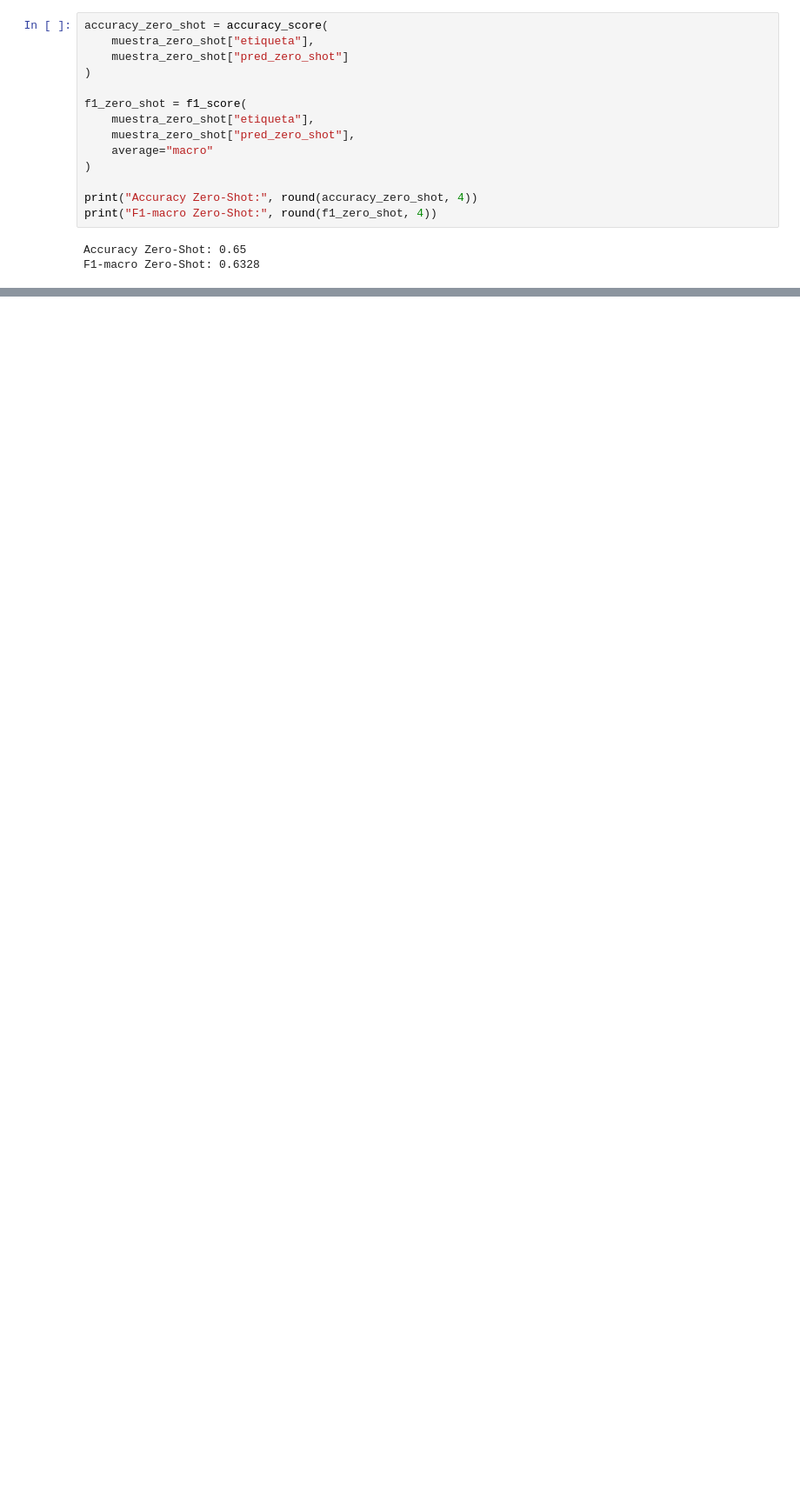
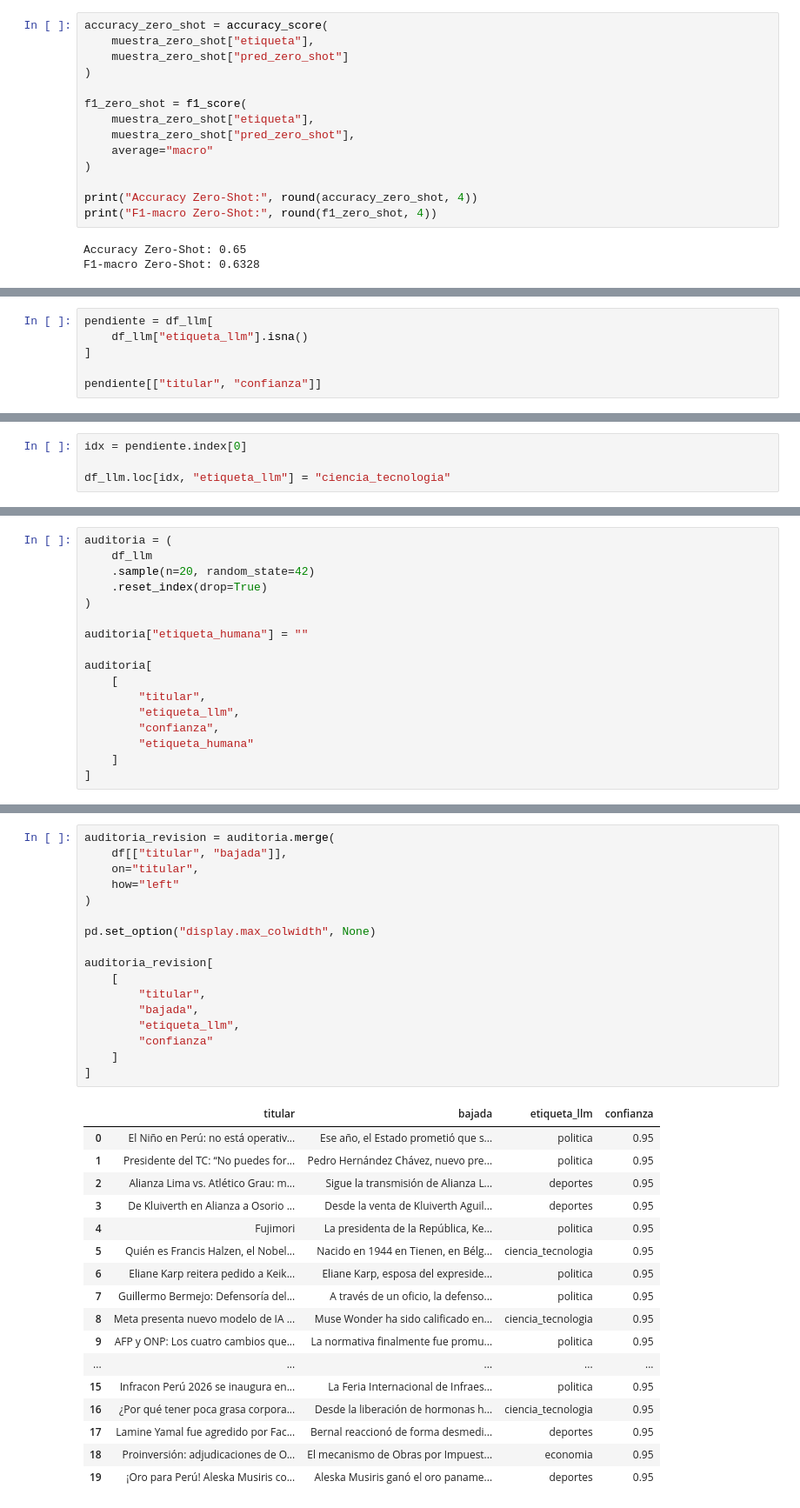
Before and after one commit to miriandelacon13-ux/Repository-name-Tarea1_Noticias_Peruanas, a Jupyter notebook: tarea_1/02_clasificacion.ipynb, the cells around one changed output, grey strips where cells are left out. Shown at 87% size. Cells and saved outputs as stored; diff of their text form; blank space fills up the shorter version.

```diff
--- a/tarea_1/02_clasificacion.ipynb
+++ b/tarea_1/02_clasificacion.ipynb
@@ -282,0 +608,6 @@ def limpiar_etiqueta(texto):
+# %%
+pendiente = df_llm[
+    df_llm["etiqueta_llm"].isna()
+]
+
+pendiente[["titular", "confianza"]]
@@ -282,0 +625,4 @@ def limpiar_etiqueta(texto):
+# %%
+idx = pendiente.index[0]
+
+df_llm.loc[idx, "etiqueta_llm"] = "ciencia_tecnologia"
@@ -282,0 +642,17 @@ def limpiar_etiqueta(texto):
+# %%
+auditoria = (
+    df_llm
+    .sample(n=20, random_state=42)
+    .reset_index(drop=True)
+)
+
+auditoria["etiqueta_humana"] = ""
+
+auditoria[
+    [
+        "titular",
+        "etiqueta_llm",
+        "confianza",
+        "etiqueta_humana"
+    ]
+]
@@ -282,0 +661,35 @@ def limpiar_etiqueta(texto):
+# %%
+auditoria_revision = auditoria.merge(
+    df[["titular", "bajada"]],
+    on="titular",
+    how="left"
+)
+
+pd.set_option("display.max_colwidth", None)
+
+auditoria_revision[
+    [
+        "titular",
+        "bajada",
+        "etiqueta_llm",
+        "confianza"
+    ]
+]
+# %% [output]
+|  | titular | bajada | etiqueta_llm | confianza |
+| 0 | El Niño en Perú: no está operativ... | Ese año, el Estado prometió que s... | politica | 0.95 |
+| 1 | Presidente del TC: “No puedes for... | Pedro Hernández Chávez, nuevo pre... | politica | 0.95 |
+| 2 | Alianza Lima vs. Atlético Grau: m... | Sigue la transmisión de Alianza L... | deportes | 0.95 |
+| 3 | De Kluiverth en Alianza a Osorio ... | Desde la venta de Kluiverth Aguil... | deportes | 0.95 |
+| 4 | Fujimori | La presidenta de la República, Ke... | politica | 0.95 |
+| 5 | Quién es Francis Halzen, el Nobel... | Nacido en 1944 en Tienen, en Bélg... | ciencia_tecnologia | 0.95 |
+| 6 | Eliane Karp reitera pedido a Keik... | Eliane Karp, esposa del expreside... | politica | 0.95 |
+| 7 | Guillermo Bermejo: Defensoría del... | A través de un oficio, la defenso... | politica | 0.95 |
+| 8 | Meta presenta nuevo modelo de IA ... | Muse Wonder ha sido calificado en... | ciencia_tecnologia | 0.95 |
+| 9 | AFP y ONP: Los cuatro cambios que... | La normativa finalmente fue promu... | politica | 0.95 |
+| ... | ... | ... | ... | ... |
+| 15 | Infracon Perú 2026 se inaugura en... | La Feria Internacional de Infraes... | politica | 0.95 |
+| 16 | ¿Por qué tener poca grasa corpora... | Desde la liberación de hormonas h... | ciencia_tecnologia | 0.95 |
+| 17 | Lamine Yamal fue agredido por Fac... | Bernal reaccionó de forma desmedi... | deportes | 0.95 |
+| 18 | Proinversión: adjudicaciones de O... | El mecanismo de Obras por Impuest... | economia | 0.95 |
+| 19 | ¡Oro para Perú! Aleska Musiris co... | Aleska Musiris ganó el oro paname... | deportes | 0.95 |
```
Also changed, not shown: parts of 73 cells of this notebook, 6 other files.
